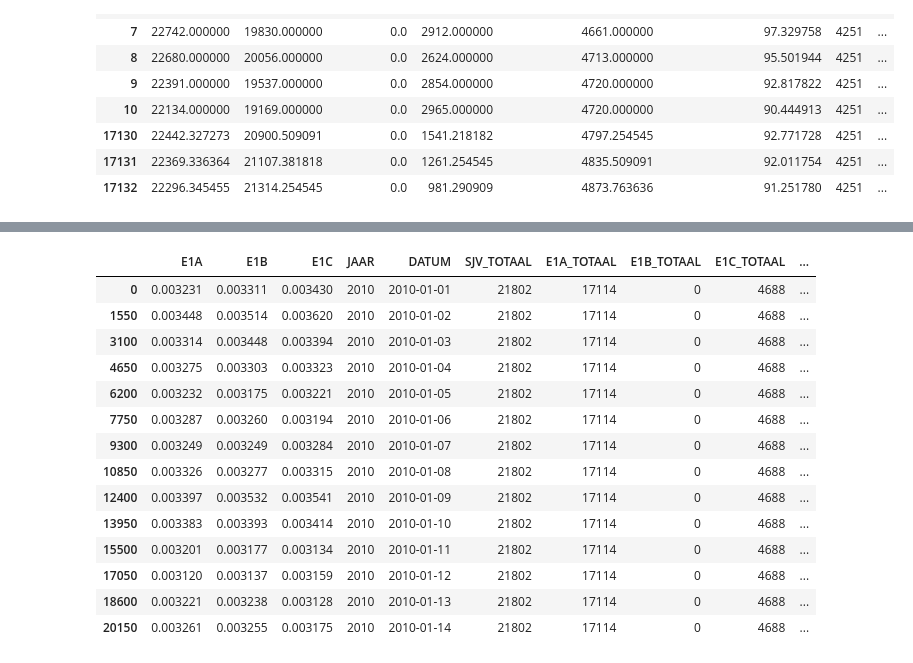
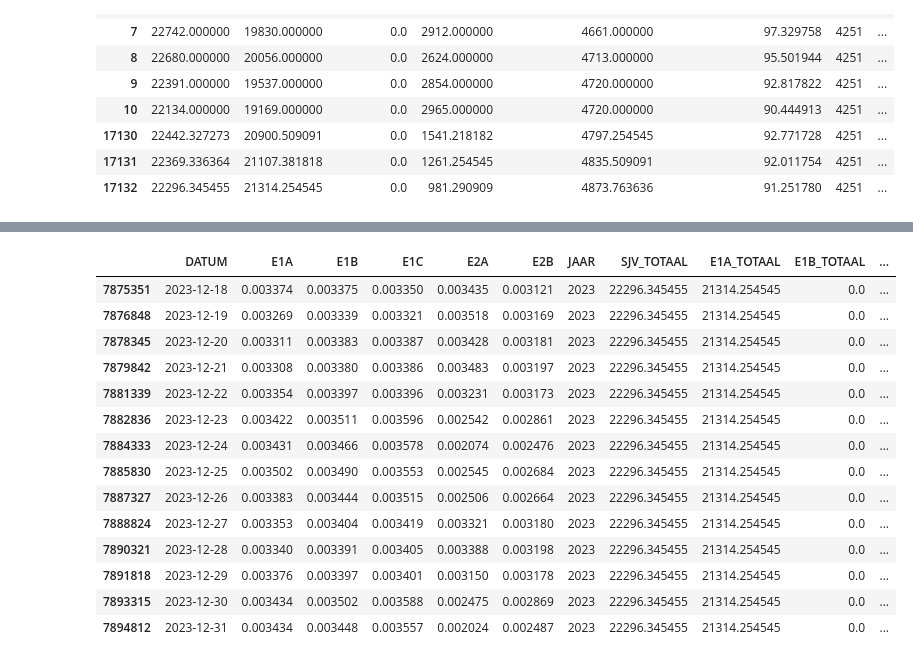
Before and after one commit to processminery/jads_enexis, a Jupyter notebook: notebooks/master_verbruik_pc4_ER.ipynb, the cells around one changed output, grey strips where cells are left out. Cells and saved outputs as stored; diff of their text form; code cells hidden in the pictures.

Commit message:
NEDU prediction code toegevoegd

```diff
--- a/notebooks/master_verbruik_pc4_ER.ipynb
+++ b/notebooks/master_verbruik_pc4_ER.ipynb
@@ -197,0 +420,15 @@ Combineer de dataframes van de NEDU profielen met voorspelling en het dataframe
+# %%
+df_nedu_e1a_all2 = df_nedu_e1a_all.rename(columns={'VERBRUIKS_FACTOR': 'E1A'})
+df_nedu_e1b_all2 = df_nedu_e1b_all.rename(columns={'VERBRUIKS_FACTOR': 'E1B'})
+df_nedu_e1c_all2 = df_nedu_e1c_all.rename(columns={'VERBRUIKS_FACTOR': 'E1C'})
+df_nedu_e2a_all2 = df_nedu_e2a_all.rename(columns={'VERBRUIKS_FACTOR': 'E2A'})
+df_nedu_e2b_all2 = df_nedu_e2b_all.rename(columns={'VERBRUIKS_FACTOR': 'E2B'})
+# %%
+# de dataframes samenvoegen
+df_nedu_profielen = pd.merge(df_nedu_e1a_all2, df_nedu_e1b_all2, on='DATUM', how='left')
+df_nedu_profielen = pd.merge(df_nedu_profielen, df_nedu_e1c_all2, on='DATUM', how='left')
+df_nedu_profielen = pd.merge(df_nedu_profielen, df_nedu_e2a_all2, on='DATUM', how='left')
+df_nedu_profielen = pd.merge(df_nedu_profielen, df_nedu_e2b_all2, on='DATUM', how='left')
+# %%
+# jaar toevoegen aan nedu profielen om op te kunnen joinen met jaar verbruiksdata
+df_nedu_profielen['JAAR'] = df_nedu_profielen['DATUM'].dt.year
@@ -198,24 +447,24 @@ Combineer de dataframes van de NEDU profielen met voorspelling en het dataframe
 # %%
 # Combineer NEDU profielen met de kleinverbruikgegevens
-df_combined = pd.merge(df_nedu_profielen, df_verbruik, on=['JAAR'], how='left')
+df_combined = pd.merge(df_nedu_profielen, df_verbruik_en_pred, on=['JAAR'], how='left')
 # %%
-df_combined[df_combined.PC4 == 4251].head(14)
+df_combined[df_combined.PC4 == 4251].tail(14)
 # %% [output]
-|  | E1A | E1B | E1C | JAAR | DATUM | SJV_TOTAAL | E1A_TOTAAL | E1B_TOTAAL | E1C_TOTAAL | ... |
-| 0 | 0.003231 | 0.003311 | 0.003430 | 2010 | 2010-01-01 | 21802 | 17114 | 0 | 4688 | ... |
-| 1550 | 0.003448 | 0.003514 | 0.003620 | 2010 | 2010-01-02 | 21802 | 17114 | 0 | 4688 | ... |
-| 3100 | 0.003314 | 0.003448 | 0.003394 | 2010 | 2010-01-03 | 21802 | 17114 | 0 | 4688 | ... |
-| 4650 | 0.003275 | 0.003303 | 0.003323 | 2010 | 2010-01-04 | 21802 | 17114 | 0 | 4688 | ... |
-| 6200 | 0.003232 | 0.003175 | 0.003221 | 2010 | 2010-01-05 | 21802 | 17114 | 0 | 4688 | ... |
-| 7750 | 0.003287 | 0.003260 | 0.003194 | 2010 | 2010-01-06 | 21802 | 17114 | 0 | 4688 | ... |
-| 9300 | 0.003249 | 0.003249 | 0.003284 | 2010 | 2010-01-07 | 21802 | 17114 | 0 | 4688 | ... |
-| 10850 | 0.003326 | 0.003277 | 0.003315 | 2010 | 2010-01-08 | 21802 | 17114 | 0 | 4688 | ... |
-| 12400 | 0.003397 | 0.003532 | 0.003541 | 2010 | 2010-01-09 | 21802 | 17114 | 0 | 4688 | ... |
-| 13950 | 0.003383 | 0.003393 | 0.003414 | 2010 | 2010-01-10 | 21802 | 17114 | 0 | 4688 | ... |
-| 15500 | 0.003201 | 0.003177 | 0.003134 | 2010 | 2010-01-11 | 21802 | 17114 | 0 | 4688 | ... |
-| 17050 | 0.003120 | 0.003137 | 0.003159 | 2010 | 2010-01-12 | 21802 | 17114 | 0 | 4688 | ... |
-| 18600 | 0.003221 | 0.003238 | 0.003128 | 2010 | 2010-01-13 | 21802 | 17114 | 0 | 4688 | ... |
-| 20150 | 0.003261 | 0.003255 | 0.003175 | 2010 | 2010-01-14 | 21802 | 17114 | 0 | 4688 | ... |
+|  | DATUM | E1A | E1B | E1C | E2A | E2B | JAAR | SJV_TOTAAL | E1A_TOTAAL | E1B_TOTAAL | ... |
+| 7875351 | 2023-12-18 | 0.003374 | 0.003375 | 0.003350 | 0.003435 | 0.003121 | 2023 | 22296.345455 | 21314.254545 | 0.0 | ... |
+| 7876848 | 2023-12-19 | 0.003269 | 0.003339 | 0.003321 | 0.003518 | 0.003169 | 2023 | 22296.345455 | 21314.254545 | 0.0 | ... |
+| 7878345 | 2023-12-20 | 0.003311 | 0.003383 | 0.003387 | 0.003428 | 0.003181 | 2023 | 22296.345455 | 21314.254545 | 0.0 | ... |
+| 7879842 | 2023-12-21 | 0.003308 | 0.003380 | 0.003386 | 0.003483 | 0.003197 | 2023 | 22296.345455 | 21314.254545 | 0.0 | ... |
+| 7881339 | 2023-12-22 | 0.003354 | 0.003397 | 0.003396 | 0.003231 | 0.003173 | 2023 | 22296.345455 | 21314.254545 | 0.0 | ... |
+| 7882836 | 2023-12-23 | 0.003422 | 0.003511 | 0.003596 | 0.002542 | 0.002861 | 2023 | 22296.345455 | 21314.254545 | 0.0 | ... |
+| 7884333 | 2023-12-24 | 0.003431 | 0.003466 | 0.003578 | 0.002074 | 0.002476 | 2023 | 22296.345455 | 21314.254545 | 0.0 | ... |
+| 7885830 | 2023-12-25 | 0.003502 | 0.003490 | 0.003553 | 0.002545 | 0.002684 | 2023 | 22296.345455 | 21314.254545 | 0.0 | ... |
+| 7887327 | 2023-12-26 | 0.003383 | 0.003444 | 0.003515 | 0.002506 | 0.002664 | 2023 | 22296.345455 | 21314.254545 | 0.0 | ... |
+| 7888824 | 2023-12-27 | 0.003353 | 0.003404 | 0.003419 | 0.003321 | 0.003180 | 2023 | 22296.345455 | 21314.254545 | 0.0 | ... |
+| 7890321 | 2023-12-28 | 0.003340 | 0.003391 | 0.003405 | 0.003388 | 0.003198 | 2023 | 22296.345455 | 21314.254545 | 0.0 | ... |
+| 7891818 | 2023-12-29 | 0.003376 | 0.003397 | 0.003401 | 0.003150 | 0.003178 | 2023 | 22296.345455 | 21314.254545 | 0.0 | ... |
+| 7893315 | 2023-12-30 | 0.003434 | 0.003502 | 0.003588 | 0.002475 | 0.002869 | 2023 | 22296.345455 | 21314.254545 | 0.0 | ... |
+| 7894812 | 2023-12-31 | 0.003434 | 0.003448 | 0.003557 | 0.002024 | 0.002487 | 2023 | 22296.345455 | 21314.254545 | 0.0 | ... |
 # %%
 # Voeg nieuwe kolom VERBRUIK toe die de som is van het verbruik van de verschillende profielen
 df_combined['VERBRUIK'] = df_combined.E1A * df_combined.E1A_TOTAAL + df_combined.E1B * df_combined.E1B_TOTAAL + df_combined.E1C * df_combined.E1C_TOTAAL
```
Also changed, not shown: parts of 27 cells of this notebook.
